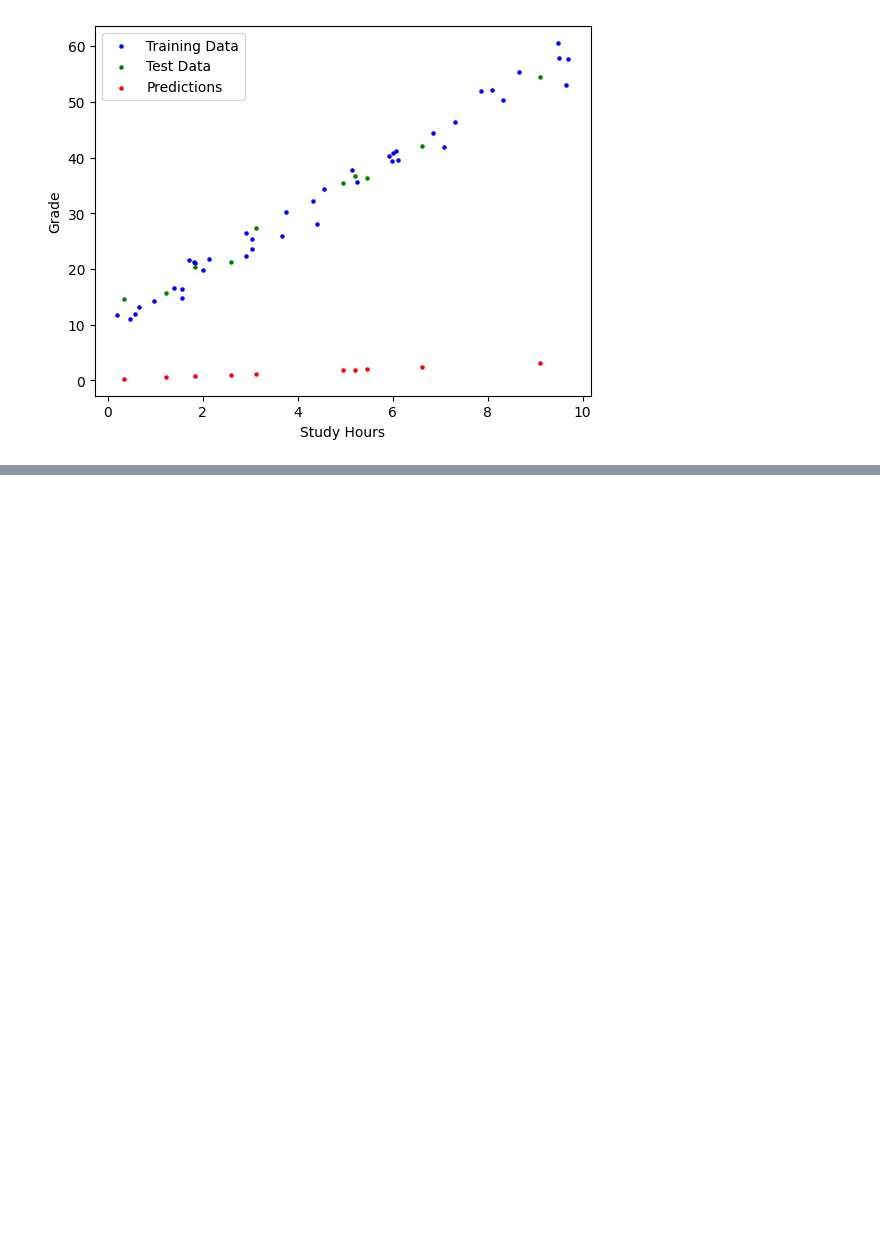
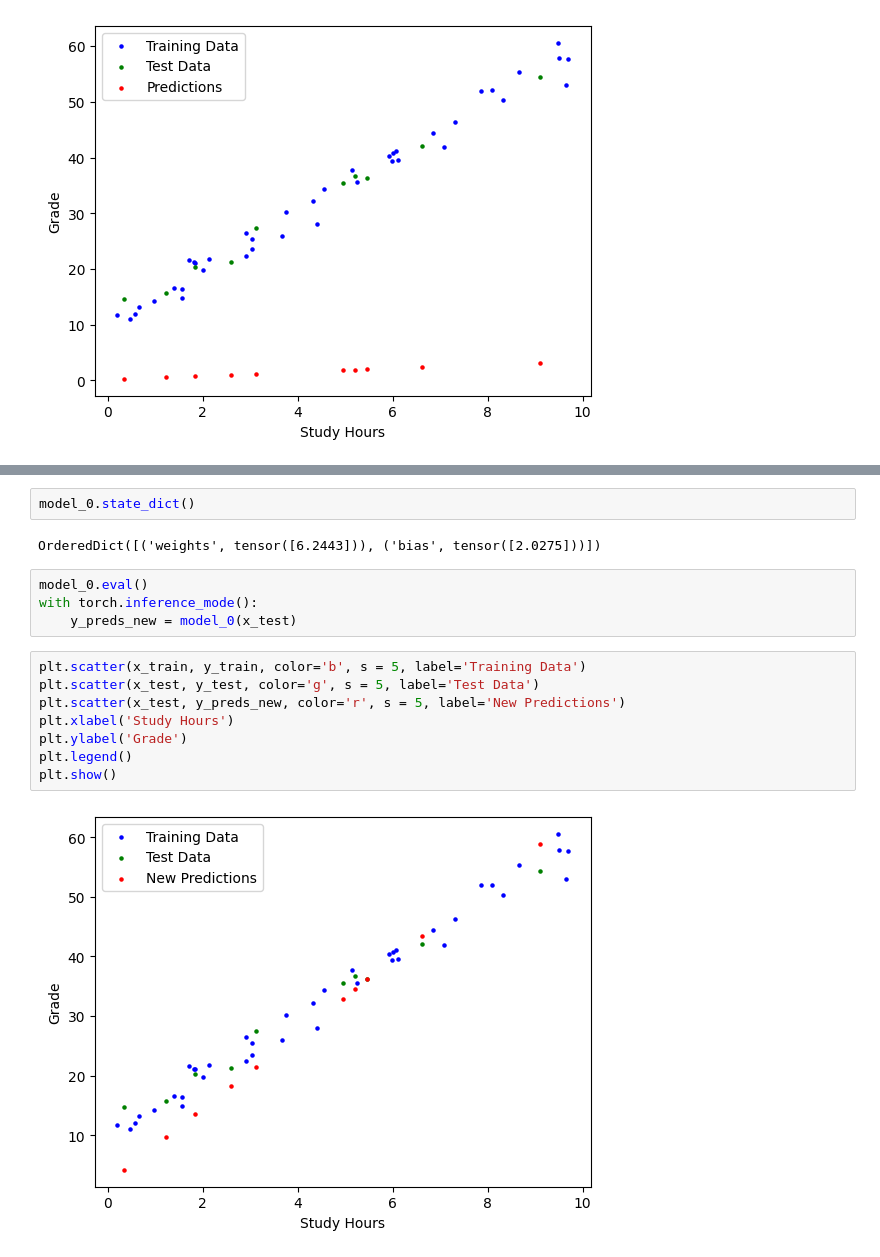
Before and after one commit to alican41/DeepLearningCourse, a Jupyter notebook: 18-PyTorchTrainingSteps.ipynb, the cells around one changed output, grey strips where cells are left out. Saved outputs shown, nothing was run; the diff lists cells and outputs as text; blank space fills up the shorter version.

```diff
--- a/18-PyTorchTrainingSteps.ipynb
+++ b/18-PyTorchTrainingSteps.ipynb
@@ -181,0 +229,18 @@ for epoch in range(epochs):
+# %%
+model_0.state_dict()
+# %% [output]
+OrderedDict([('weights', tensor([6.2443])), ('bias', tensor([2.0275]))])
+# %%
+model_0.eval()
+with torch.inference_mode():
+    y_preds_new = model_0(x_test)
+# %%
+plt.scatter(x_train, y_train, color='b', s = 5, label='Training Data')
+plt.scatter(x_test, y_test, color='g', s = 5, label='Test Data')
+plt.scatter(x_test, y_preds_new, color='r', s = 5, label='New Predictions')
+plt.xlabel('Study Hours')
+plt.ylabel('Grade')
+plt.legend()
+plt.show()
+# %% [output]
+[figure, added]
```
Also changed, not shown: parts of 3 cells of this notebook.
